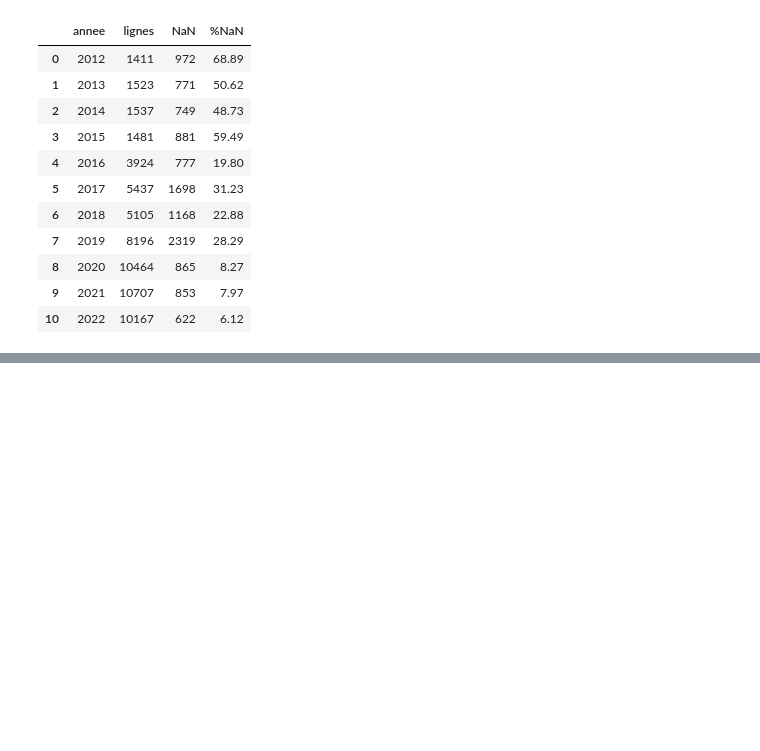
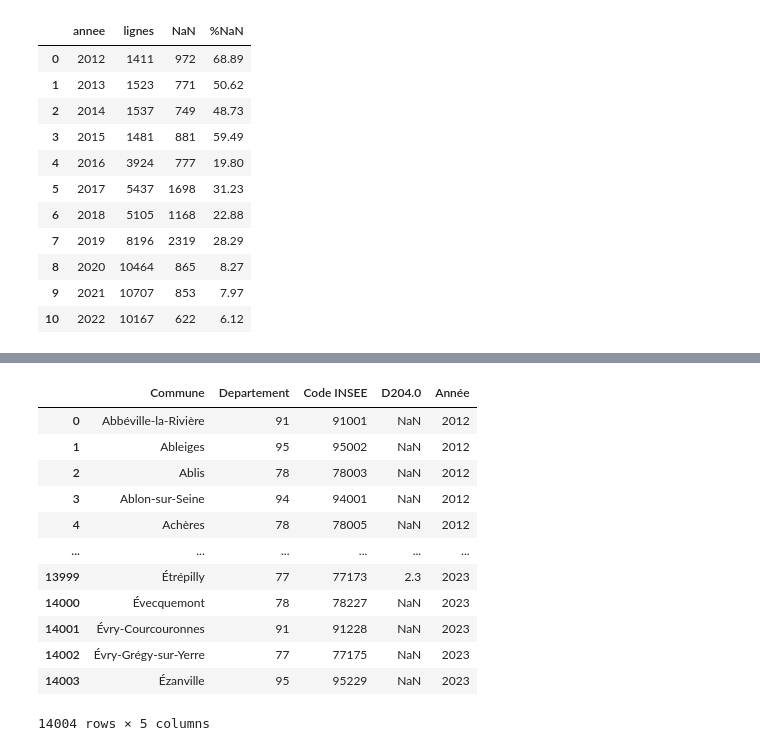
Before and after one commit to Garvoz/AquaVision, a Jupyter notebook: docs/recherche/boucle.ipynb, the cells around one changed output, grey strips where cells are left out. Cells and saved outputs as stored; diff of their text form; code cells hidden in the pictures; blank space fills up the shorter version.

```diff
--- a/docs/recherche/boucle.ipynb
+++ b/docs/recherche/boucle.ipynb
@@ -122,2 +124,48 @@ df_prix
 # %%
 df_prix.to_csv("C:/Users/Antoine/Documents/AquaVision/donnees/nettoyees/tarifs_eau_potable.csv", index = False)
+# %%
+
+df_list = []
+
+for annee in range(2012, 2024):
+    df = pd.read_csv("C:/Users/Antoine/Documents/AquaVision/donnees/brutes/assainissement/tarifs_AC_" + str(annee) + ".csv", encoding="Windows-1252", sep=";", low_memory=False)
+
+    df['Id SISPEA de la collectivité'] = df['Id SISPEA de la collectivité'].str.replace('CollectivityId=', '').astype(int)
+
+    df = df[['Id SISPEA de la collectivité', 'D204.0']]
+
+    df_temp = pd.merge(df_base, df, how = 'left', left_on = "Identifiant SISPEA de la collectivité de l'entité de gestion à laquelle la commune adhère", right_on = "Id SISPEA de la collectivité").drop(["Identifiant SISPEA de la collectivité de l'entité de gestion à laquelle la commune adhère", "Id SISPEA de la collectivité"], axis = 1)
+
+
+    df_temp['D204.0'] = df_temp['D204.0'].str.replace(",", ".").astype(float)
+
+    df_temp = df_temp.fillna(0)
+
+    df_temp = df_temp.groupby('Commune').max()
+
+    df_temp['Année'] = annee
+
+    df_temp = df_temp.reset_index()
+
+    df_list.append(df_temp)
+
+# Concatenation de tous les DataFrames accumulés dans la liste
+df_prix = pd.concat(df_list, ignore_index = True)
+
+df_prix['D204.0'] = df_prix['D204.0'].apply(lambda x : np.nan if x ==0 else round(x , 2))
+
+df_prix
+# %% [output]
+|  | Commune | Departement | Code INSEE | D204.0 | Année |
+| 0 | Abbéville-la-Rivière | 91 | 91001 | NaN | 2012 |
+| 1 | Ableiges | 95 | 95002 | NaN | 2012 |
+| 2 | Ablis | 78 | 78003 | NaN | 2012 |
+| 3 | Ablon-sur-Seine | 94 | 94001 | NaN | 2012 |
+| 4 | Achères | 78 | 78005 | NaN | 2012 |
+| ... | ... | ... | ... | ... | ... |
+| 13999 | Étrépilly | 77 | 77173 | 2.3 | 2023 |
+| 14000 | Évecquemont | 78 | 78227 | NaN | 2023 |
+| 14001 | Évry-Courcouronnes | 91 | 91228 | NaN | 2023 |
+| 14002 | Évry-Grégy-sur-Yerre | 77 | 77175 | NaN | 2023 |
+| 14003 | Ézanville | 95 | 95229 | NaN | 2023 |
+14004 rows × 5 columns
```
Also changed, not shown: parts of 5 cells of this notebook, 27 other files.
